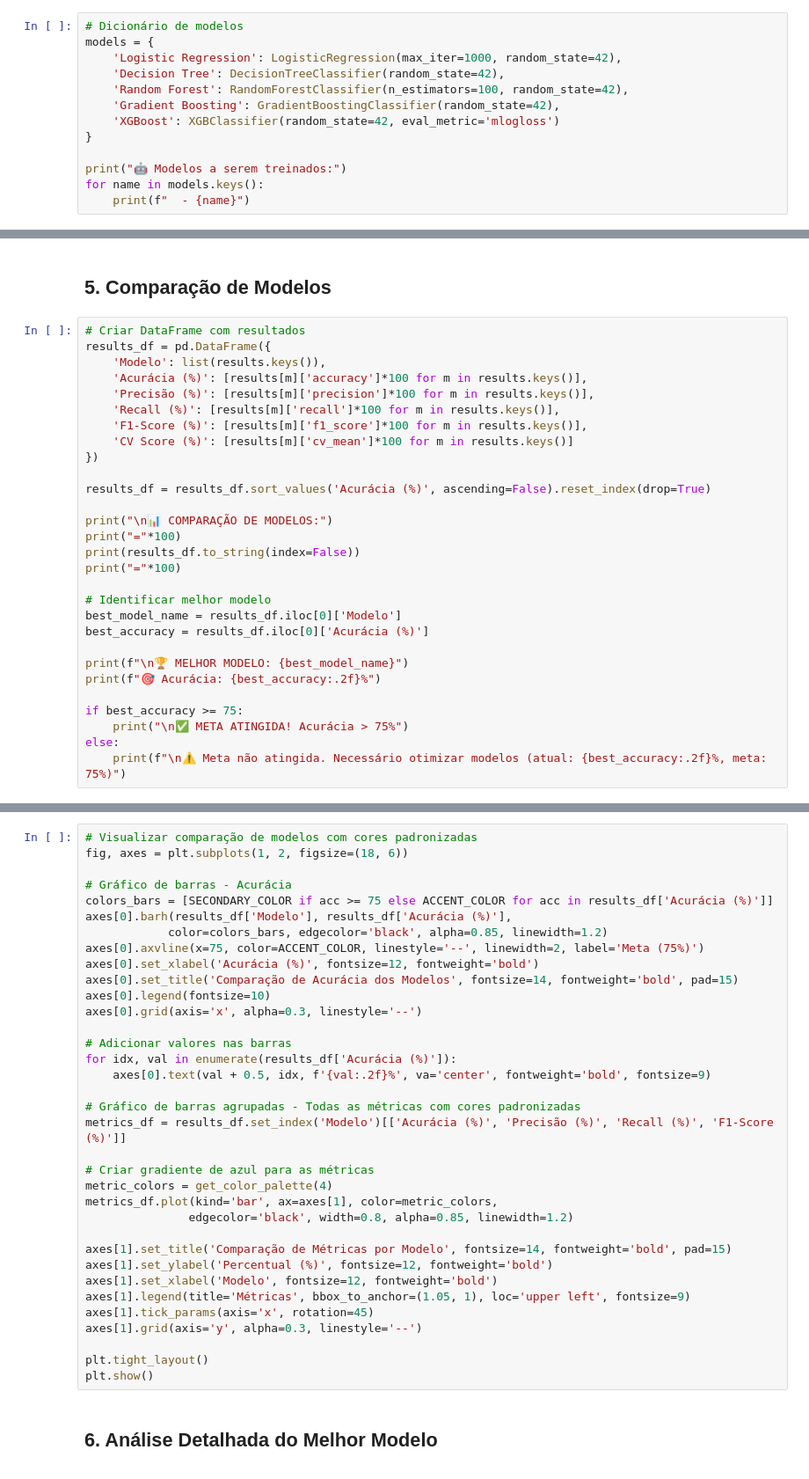
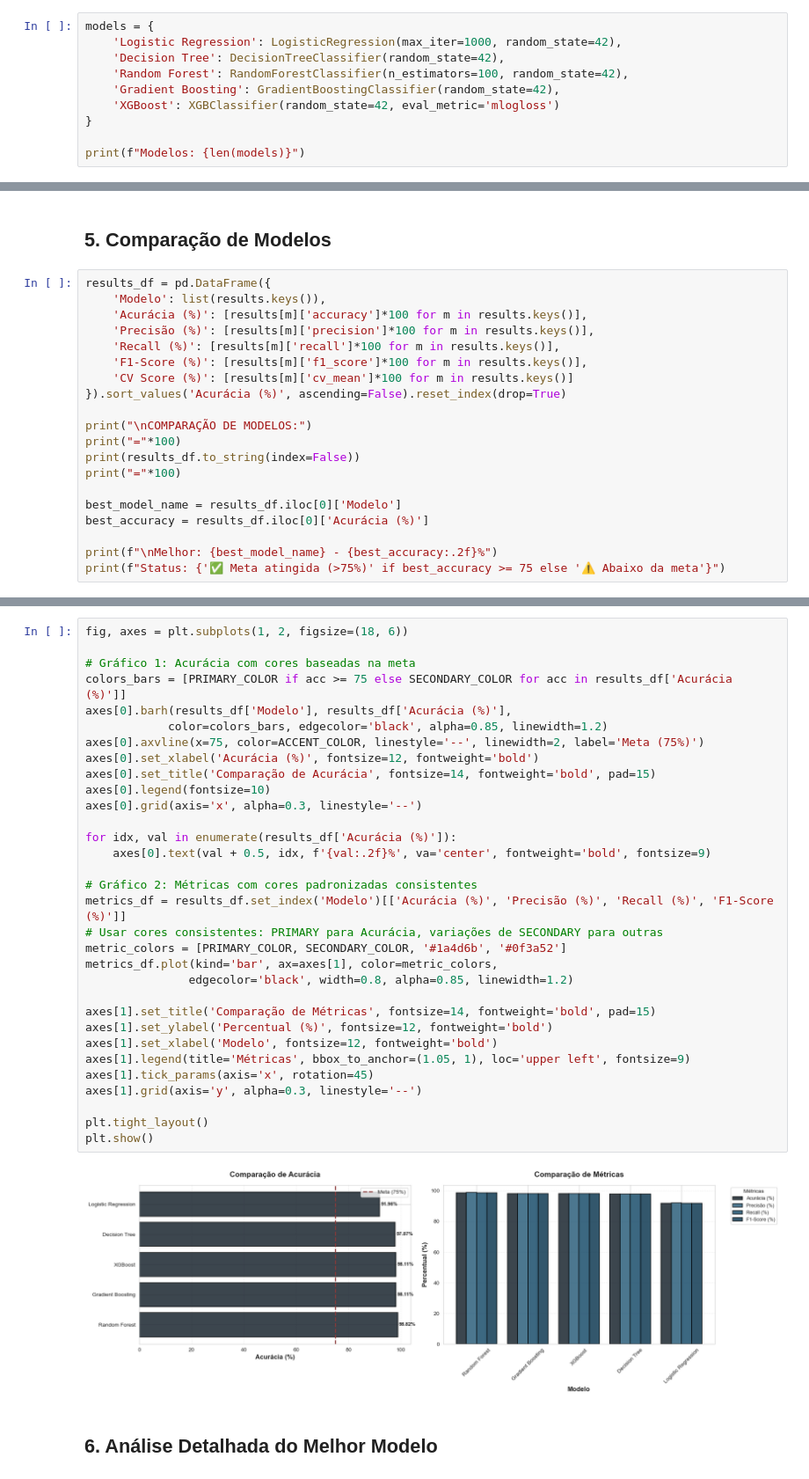
Before and after one commit to nykosx/fiap-tech-challenge-fase4, a Jupyter notebook: notebooks/02_model_training.ipynb, the cells around one changed output, grey strips where cells are left out. Shown: that part at 88% size. Cells and saved outputs as stored; diff of their text form.

```diff
--- a/notebooks/02_model_training.ipynb
+++ b/notebooks/02_model_training.ipynb
@@ -117,7 +114,6 @@ print(f"\n✅ Proporção: {X_train.shape[0]/len(X_scaled)*100:.1f}% treino / {X
 # %% [markdown]
 ## 4. Treinamento de Modelos Baseline
 # %%
-# Dicionário de modelos
 models = {
     'Logistic Regression': LogisticRegression(max_iter=1000, random_state=42),
     'Decision Tree': DecisionTreeClassifier(random_state=42),
@@ -126,6 +122,4 @@ models = {
     'XGBoost': XGBClassifier(random_state=42, eval_metric='mlogloss')
 }
 
-print("🤖 Modelos a serem treinados:")
-for name in models.keys():
-    print(f"  - {name}")
+print(f"Modelos: {len(models)}")
@@ -176,7 +182,6 @@ print("="*80)
 # %% [markdown]
 ## 5. Comparação de Modelos
 # %%
-# Criar DataFrame com resultados
 results_df = pd.DataFrame({
     'Modelo': list(results.keys()),
     'Acurácia (%)': [results[m]['accuracy']*100 for m in results.keys()],
@@ -184,23 +189,15 @@ results_df = pd.DataFrame({
     'Recall (%)': [results[m]['recall']*100 for m in results.keys()],
     'F1-Score (%)': [results[m]['f1_score']*100 for m in results.keys()],
     'CV Score (%)': [results[m]['cv_mean']*100 for m in results.keys()]
-})
+}).sort_values('Acurácia (%)', ascending=False).reset_index(drop=True)
 
-results_df = results_df.sort_values('Acurácia (%)', ascending=False).reset_index(drop=True)
-
-print("\n📊 COMPARAÇÃO DE MODELOS:")
+print("\nCOMPARAÇÃO DE MODELOS:")
 print("="*100)
 print(results_df.to_string(index=False))
 print("="*100)
 
-# Identificar melhor modelo
 best_model_name = results_df.iloc[0]['Modelo']
 best_accuracy = results_df.iloc[0]['Acurácia (%)']
 
-print(f"\n🏆 MELHOR MODELO: {best_model_name}")
-print(f"🎯 Acurácia: {best_accuracy:.2f}%")
-
-if best_accuracy >= 75:
-    print("\n✅ META ATINGIDA! Acurácia > 75%")
-else:
-    print(f"\n⚠️ Meta não atingida. Necessário otimizar modelos (atual: {best_accuracy:.2f}%, meta: 75%)")
+print(f"\nMelhor: {best_model_name} - {best_accuracy:.2f}%")
+print(f"Status: {'✅ Meta atingida (>75%)' if best_accuracy >= 75 else '⚠️ Abaixo da meta'}")
@@ -207,38 +217,37 @@ else:
 # %%
-# Visualizar comparação de modelos com cores padronizadas
 fig, axes = plt.subplots(1, 2, figsize=(18, 6))
 
-# Gráfico de barras - Acurácia
-colors_bars = [SECONDARY_COLOR if acc >= 75 else ACCENT_COLOR for acc in results_df['Acurácia (%)']]
+# Gráfico 1: Acurácia com cores baseadas na meta
+colors_bars = [PRIMARY_COLOR if acc >= 75 else SECONDARY_COLOR for acc in results_df['Acurácia (%)']]
 axes[0].barh(results_df['Modelo'], results_df['Acurácia (%)'],
             color=colors_bars, edgecolor='black', alpha=0.85, linewidth=1.2)
 axes[0].axvline(x=75, color=ACCENT_COLOR, linestyle='--', linewidth=2, label='Meta (75%)')
 axes[0].set_xlabel('Acurácia (%)', fontsize=12, fontweight='bold')
-axes[0].set_title('Comparação de Acurácia dos Modelos', fontsize=14, fontweight='bold', pad=15)
+axes[0].set_title('Comparação de Acurácia', fontsize=14, fontweight='bold', pad=15)
 axes[0].legend(fontsize=10)
 axes[0].grid(axis='x', alpha=0.3, linestyle='--')
 
-# Adicionar valores nas barras
 for idx, val in enumerate(results_df['Acurácia (%)']):
     axes[0].text(val + 0.5, idx, f'{val:.2f}%', va='center', fontweight='bold', fontsize=9)
 
-# Gráfico de barras agrupadas - Todas as métricas com cores padronizadas
+# Gráfico 2: Métricas com cores padronizadas consistentes
 metrics_df = results_df.set_index('Modelo')[['Acurácia (%)', 'Precisão (%)', 'Recall (%)', 'F1-Score (%)']]
-
-# Criar gradiente de azul para as métricas
-metric_colors = get_color_palette(4)
+# Usar cores consistentes: PRIMARY para Acurácia, variações de SECONDARY para outras
+metric_colors = [PRIMARY_COLOR, SECONDARY_COLOR, '#1a4d6b', '#0f3a52']
 metrics_df.plot(kind='bar', ax=axes[1], color=metric_colors,
                edgecolor='black', width=0.8, alpha=0.85, linewidth=1.2)
 
-axes[1].set_title('Comparação de Métricas por Modelo', fontsize=14, fontweight='bold', pad=15)
+axes[1].set_title('Comparação de Métricas', fontsize=14, fontweight='bold', pad=15)
 axes[1].set_ylabel('Percentual (%)', fontsize=12, fontweight='bold')
 axes[1].set_xlabel('Modelo', fontsize=12, fontweight='bold')
 axes[1].legend(title='Métricas', bbox_to_anchor=(1.05, 1), loc='upper left', fontsize=9)
 axes[1].tick_params(axis='x', rotation=45)
 axes[1].grid(axis='y', alpha=0.3, linestyle='--')
 
 plt.tight_layout()
 plt.show()
+# %% [output]
+[figure, added]
 # %% [markdown]
 ## 6. Análise Detalhada do Melhor Modelo
 # %%
```
Also changed, not shown: parts of 24 cells of this notebook, 32 other files.
